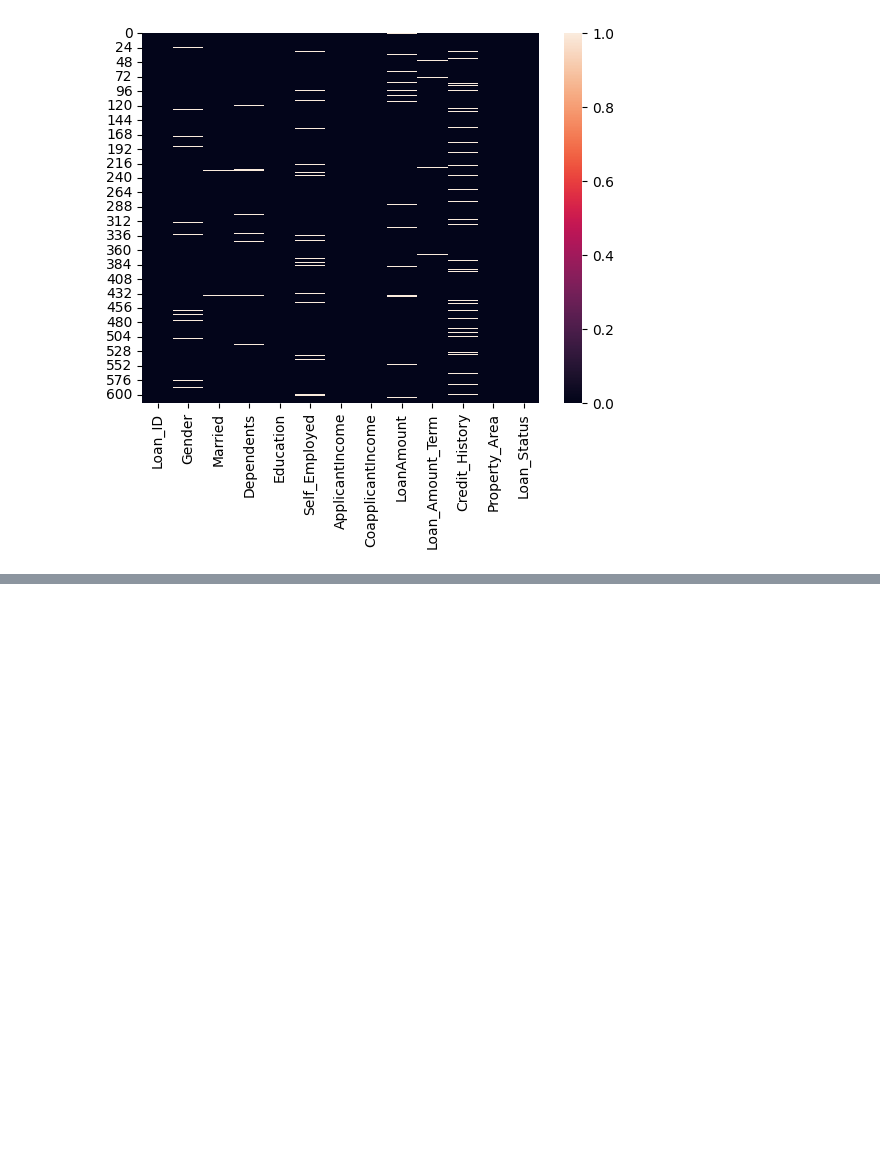
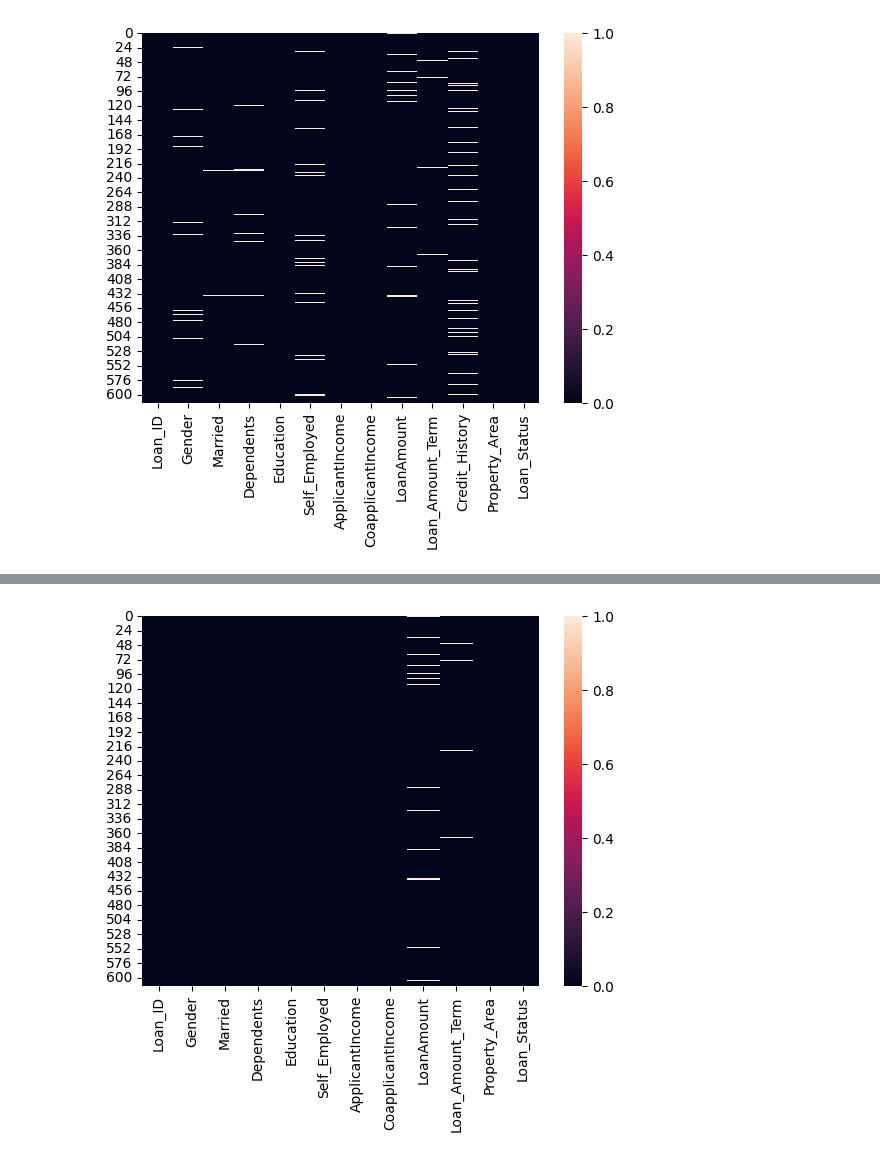
Before and after one commit to santoshw03/machine_learning, a Jupyter notebook: DataCleaning/handlingMissingValues.ipynb, the cells around one changed output, grey strips where cells are left out. Drawn from its saved outputs; the diff is of its cells as text; code cells hidden in the pictures; blank space fills up the shorter version.

```diff
--- a/DataCleaning/handlingMissingValues.ipynb
+++ b/DataCleaning/handlingMissingValues.ipynb
@@ -74,0 +137,4 @@ plt.show()
+# %%
+#to use mode method we first find the mode of that categorical data (i.e the value which occurred the most)
+mo_fill = dataset["Gender"].mode()[0]
+mo_fill
@@ -74,0 +143,3 @@ plt.show()
+# %%
+#now lets fill this mode value at the null places in Genders col
+dataset["Gender"].fillna(mo_fill,inplace=True)
@@ -74,0 +163,5 @@ plt.show()
+# %%
+#this was for a single column , but we have more columns having categorical data , we can fill them all at onne time:
+#lets first collect all columns with categorical data ...(filtering)
+ct_data = dataset.select_dtypes(include="object")
+ct_data
@@ -74,0 +195,4 @@ plt.show()
+# %%
+#now lets fill all at once using for loop:
+for i in ct_data.columns:
+    dataset[i].fillna(dataset[i].mode()[0],inplace=True)
@@ -74,0 +237,5 @@ plt.show()
+# %%
+sns.heatmap(dataset.isnull())
+plt.show()
+# %% [output]
+[figure, added]
```
Also changed, not shown: parts of 17 cells of this notebook.
